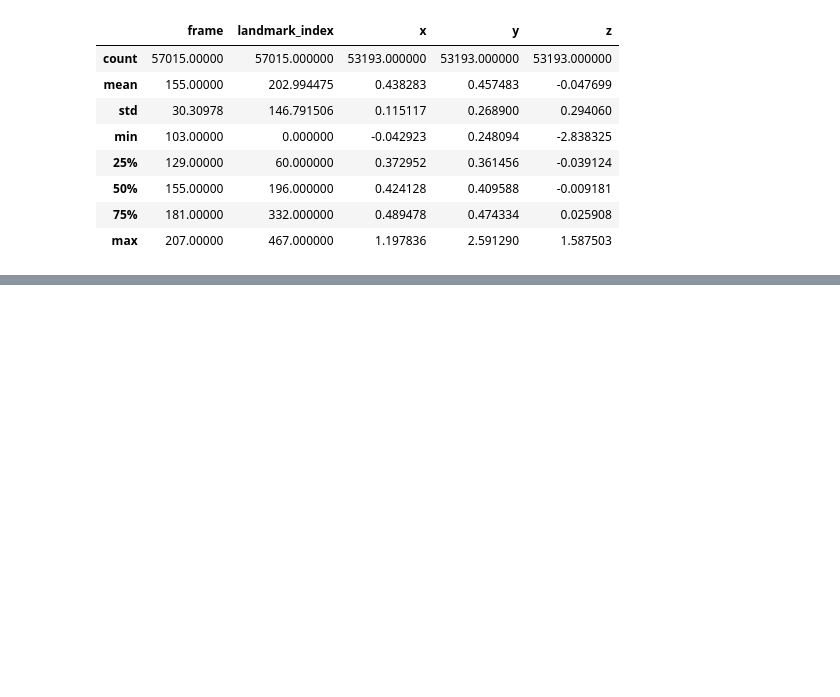
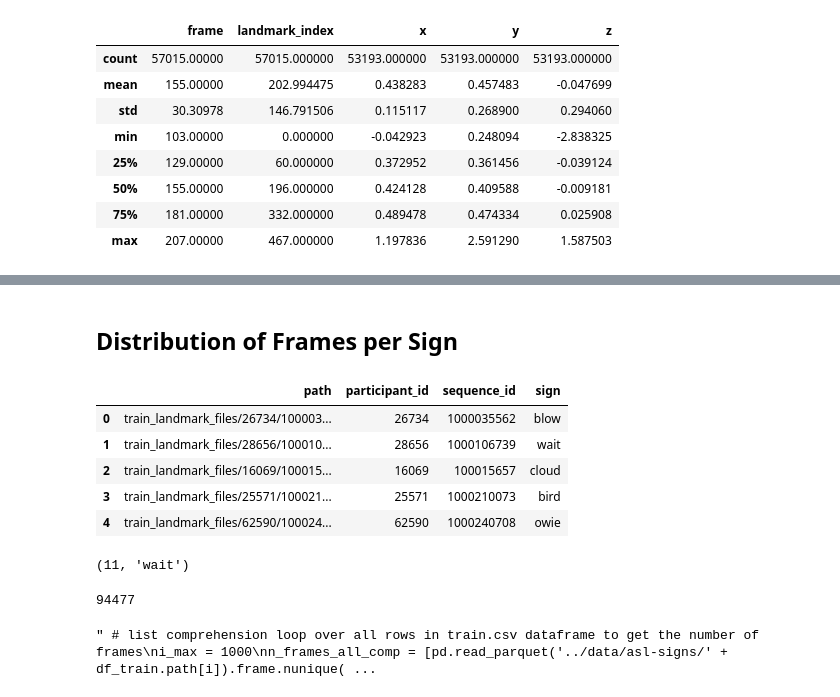
Before and after one commit to vosmani36/Capstone_Project_SignMeUp, a Jupyter notebook: notebooks/Playground-Jin-Ho.ipynb, the cells around one changed output, grey strips where cells are left out. Drawn from its saved outputs; the diff is of its cells as text; code cells hidden in the pictures; blank space fills up the shorter version.

```diff
--- a/notebooks/Playground-Jin-Ho.ipynb
+++ b/notebooks/Playground-Jin-Ho.ipynb
@@ -47,0 +72,13 @@ df.describe() # doesn't make much sense
+# %% [markdown]
+## Distribution of Frames per Sign
+# %%
+# load train.csv annotation file
+df_train = pd.read_csv('../data/asl-signs/train.csv')
+df_train.head()
+# %% [output]
+|  | path | participant_id | sequence_id | sign |
+| 0 | train_landmark_files/26734/100003... | 26734 | 1000035562 | blow |
+| 1 | train_landmark_files/28656/100010... | 28656 | 1000106739 | wait |
+| 2 | train_landmark_files/16069/100015... | 16069 | 100015657 | cloud |
+| 3 | train_landmark_files/25571/100021... | 25571 | 1000210073 | bird |
+| 4 | train_landmark_files/62590/100024... | 62590 | 1000240708 | owie |
@@ -47,0 +89,16 @@ df.describe() # doesn't make much sense
+# %%
+n_frames = df_parquet.frame.nunique()
+sign = df_train.sign[i]
+n_frames, sign
+# %% [output]
+(11, 'wait')
+# %%
+df_train.shape[0]
+# %% [output]
+94477
+# %%
+""" # list comprehension loop over all rows in train.csv dataframe to get the number of frames
+i_max = 1000
+n_frames_all_comp = [pd.read_parquet('../data/asl-signs/' + df_train.path[i]).frame.nunique() for i in range(i_max)] """
+# %% [output]
+" # list comprehension loop over all rows in train.csv dataframe to get the number of frames\ni_max = 1000\nn_frames_all_comp = [pd.read_parquet('../data/asl-signs/' + df_train.path[i]).frame.nunique( ...
```
Also changed, not shown: parts of 28 cells of this notebook.
